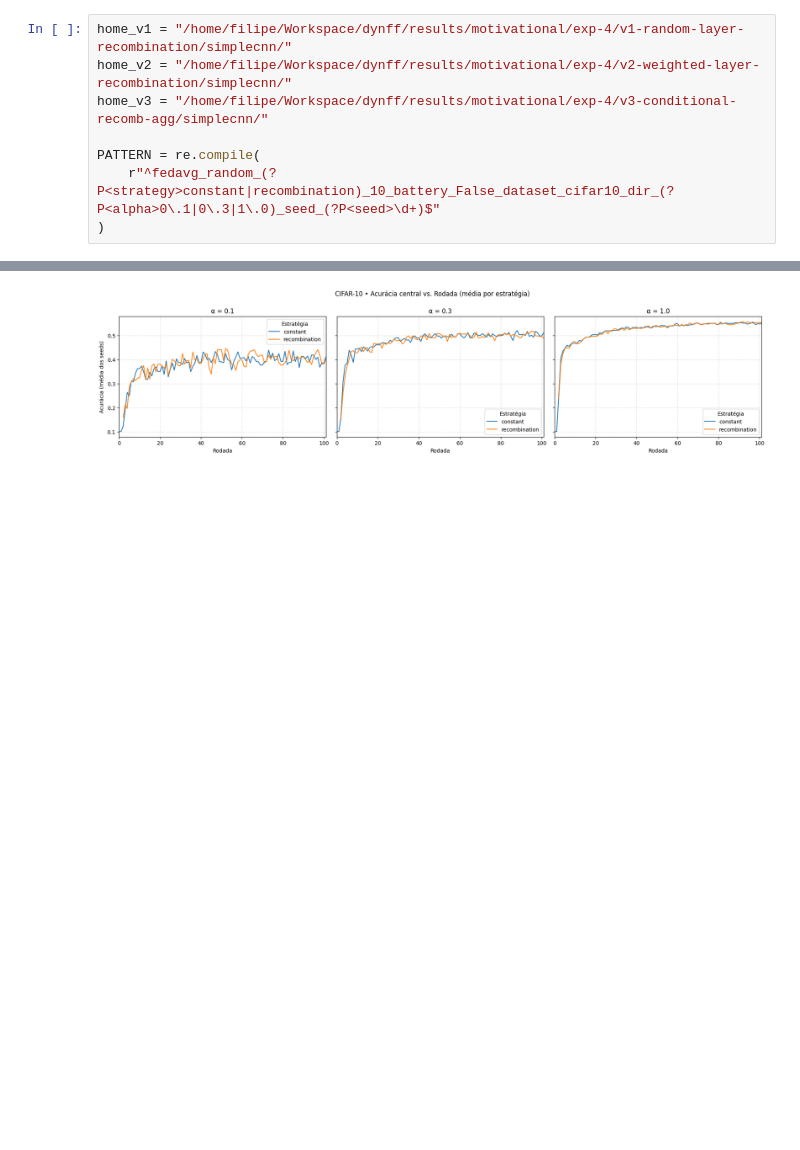
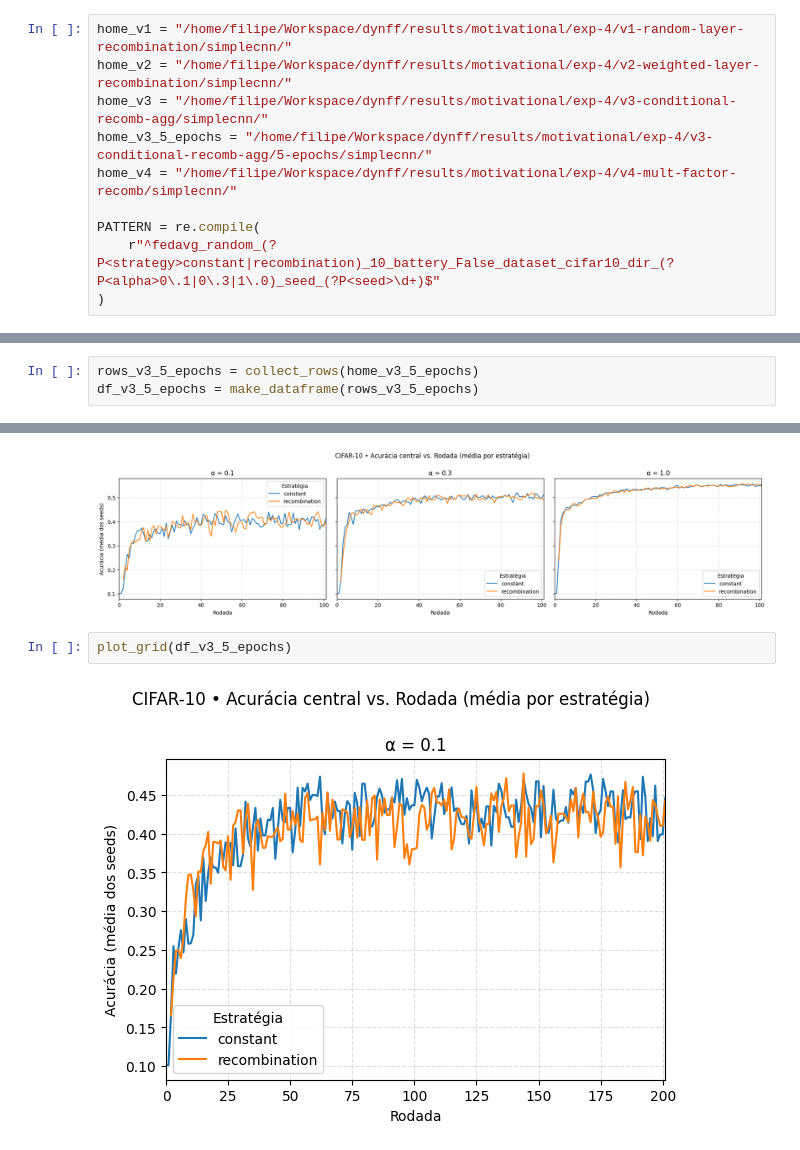
Before and after one commit to RafaelGreg18/tcc-def, a Jupyter notebook: experiments/premotivational/analysis/recombination.ipynb, the cells around one changed output, grey strips where cells are left out. Saved outputs shown, nothing was run; the diff lists cells and outputs as text; blank space fills up the shorter version.

Commit message:
Test: recombination prioritizing sim and anti-sim.

```diff
--- a/experiments/premotivational/analysis/recombination.ipynb
+++ b/experiments/premotivational/analysis/recombination.ipynb
@@ -13,6 +13,8 @@ import matplotlib.pyplot as plt
 home_v1 = "/home/filipe/Workspace/dynff/results/motivational/exp-4/v1-random-layer-recombination/simplecnn/"
 home_v2 = "/home/filipe/Workspace/dynff/results/motivational/exp-4/v2-weighted-layer-recombination/simplecnn/"
 home_v3 = "/home/filipe/Workspace/dynff/results/motivational/exp-4/v3-conditional-recomb-agg/simplecnn/"
+home_v3_5_epochs = "/home/filipe/Workspace/dynff/results/motivational/exp-4/v3-conditional-recomb-agg/5-epochs/simplecnn/"
+home_v4 = "/home/filipe/Workspace/dynff/results/motivational/exp-4/v4-mult-factor-recomb/simplecnn/"
 
 PATTERN = re.compile(
     r"^fedavg_random_(?P<strategy>constant|recombination)_10_battery_False_dataset_cifar10_dir_(?P<alpha>0\.1|0\.3|1\.0)_seed_(?P<seed>\d+)$"
@@ -146,3 +148,6 @@ df_v2 = make_dataframe(rows_v2)
 # %%
 rows_v3 = collect_rows(home_v3)
 df_v3 = make_dataframe(rows_v3)
+# %%
+rows_v3_5_epochs = collect_rows(home_v3_5_epochs)
+df_v3_5_epochs = make_dataframe(rows_v3_5_epochs)
@@ -160,3 +168,7 @@ plot_grid(df_v2)
 plot_grid(df_v3)
 # %% [output]
 [figure]
+# %%
+plot_grid(df_v3_5_epochs)
+# %% [output]
+[figure, added]
```
Also changed, not shown: parts of 2 cells of this notebook, 7 other files.
